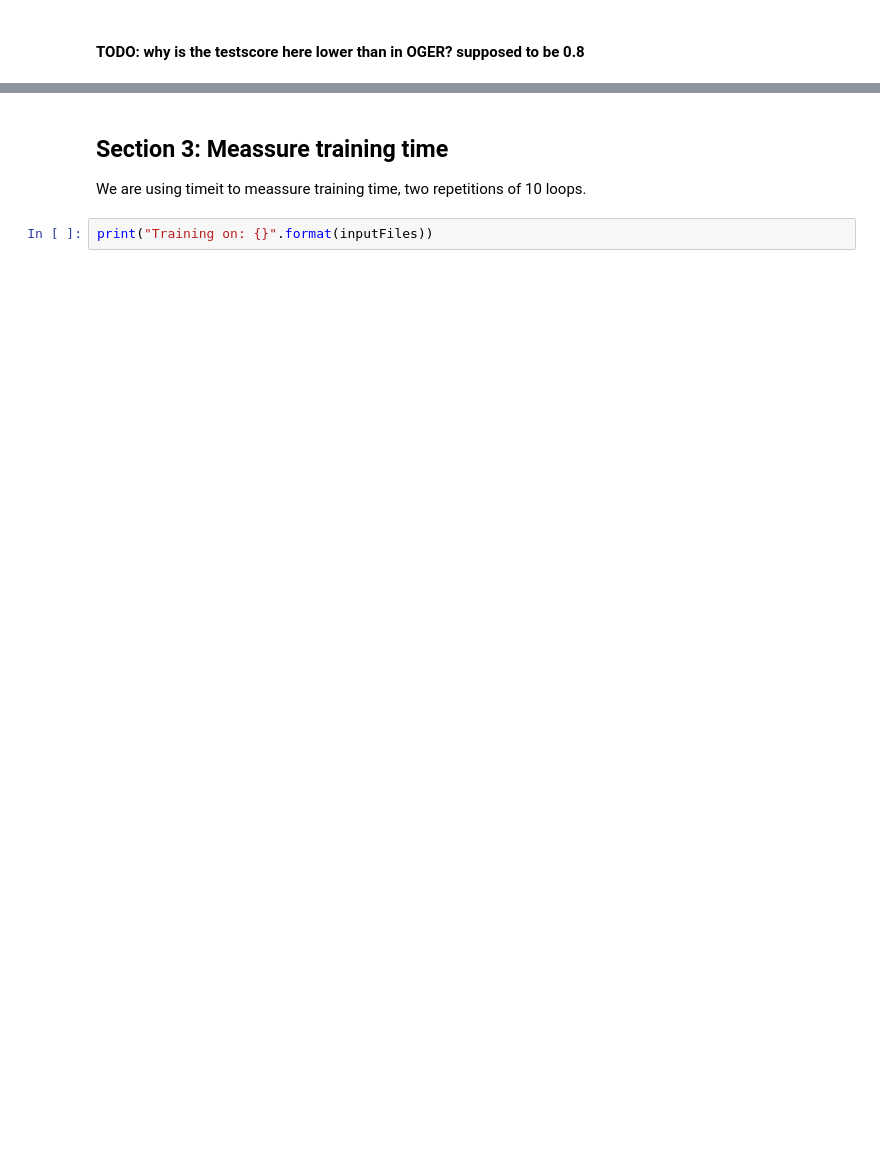
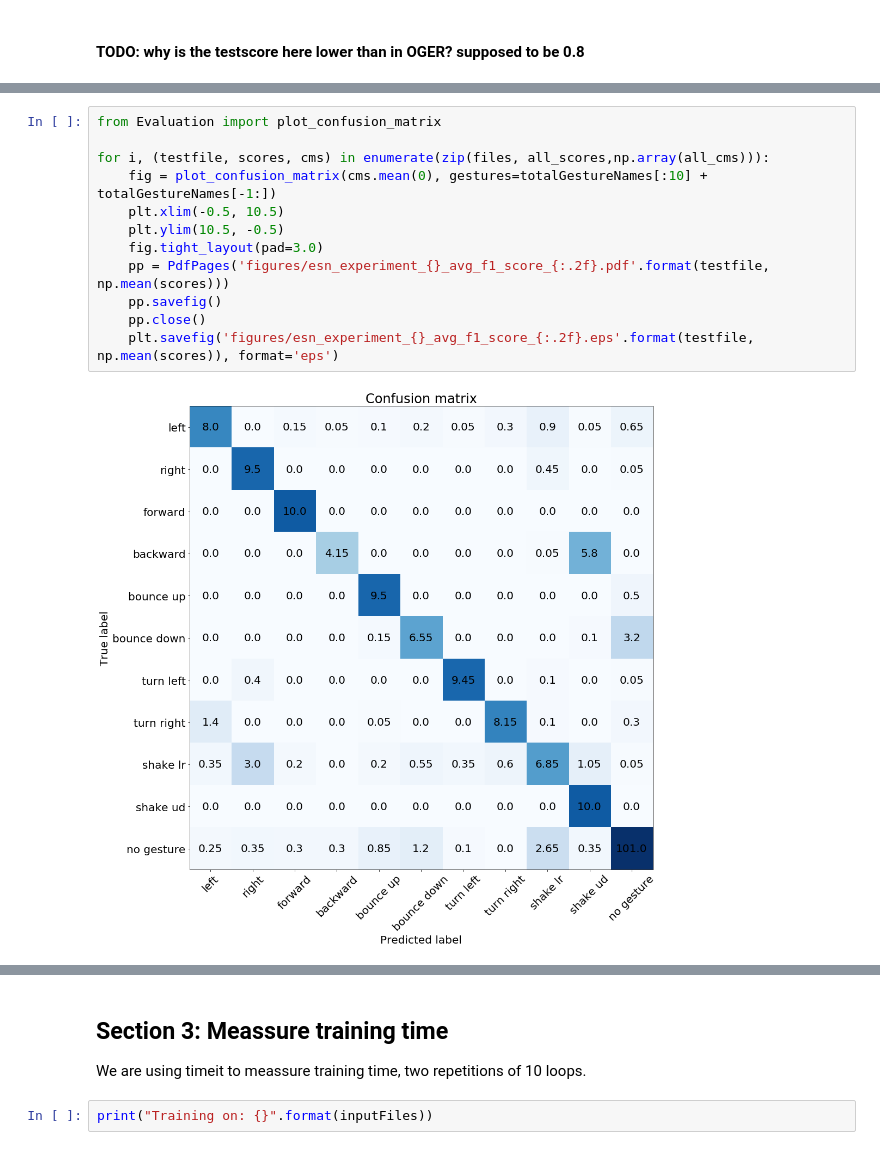
Before and after one commit to swtietz/UHH-IMU-gestures-comparison, a Jupyter notebook: ESN Experiment.ipynb, the cells around one changed output, grey strips where cells are left out. Cells and saved outputs as stored; diff of their text form; blank space fills up the shorter version.

```diff
--- a/ESN Experiment.ipynb
+++ b/ESN Experiment.ipynb
@@ -347,0 +529,14 @@ Results in comparison:
+# %%
+from Evaluation import plot_confusion_matrix
+
+for i, (testfile, scores, cms) in enumerate(zip(files, all_scores,np.array(all_cms))):
+    fig = plot_confusion_matrix(cms.mean(0), gestures=totalGestureNames[:10] + totalGestureNames[-1:])
+    plt.xlim(-0.5, 10.5)
+    plt.ylim(10.5, -0.5)
+    fig.tight_layout(pad=3.0)
+    pp = PdfPages('figures/esn_experiment_{}_avg_f1_score_{:.2f}.pdf'.format(testfile, np.mean(scores)))
+    pp.savefig()
+    pp.close()
+    plt.savefig('figures/esn_experiment_{}_avg_f1_score_{:.2f}.eps'.format(testfile, np.mean(scores)), format='eps')
+# %% [output]
+[figure, added]
```
Also changed, not shown: parts of 17 cells of this notebook, 58 other files.
